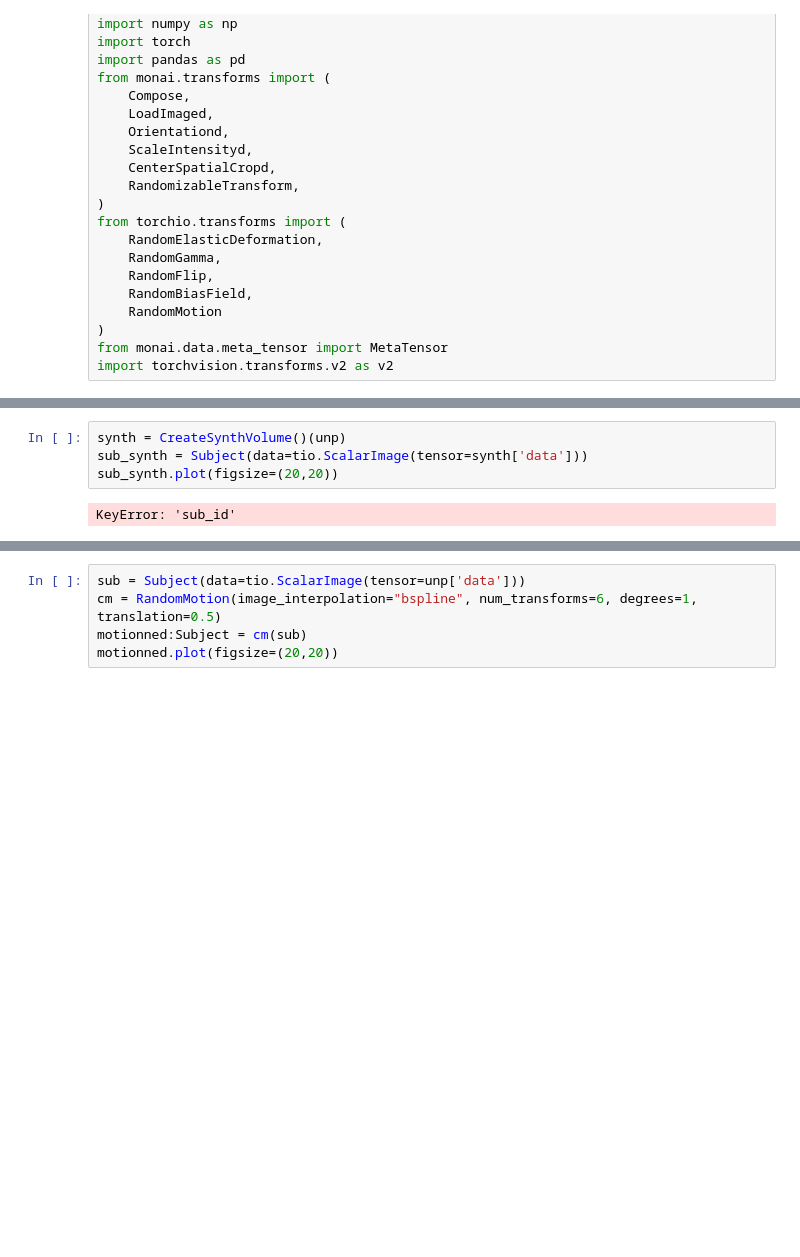
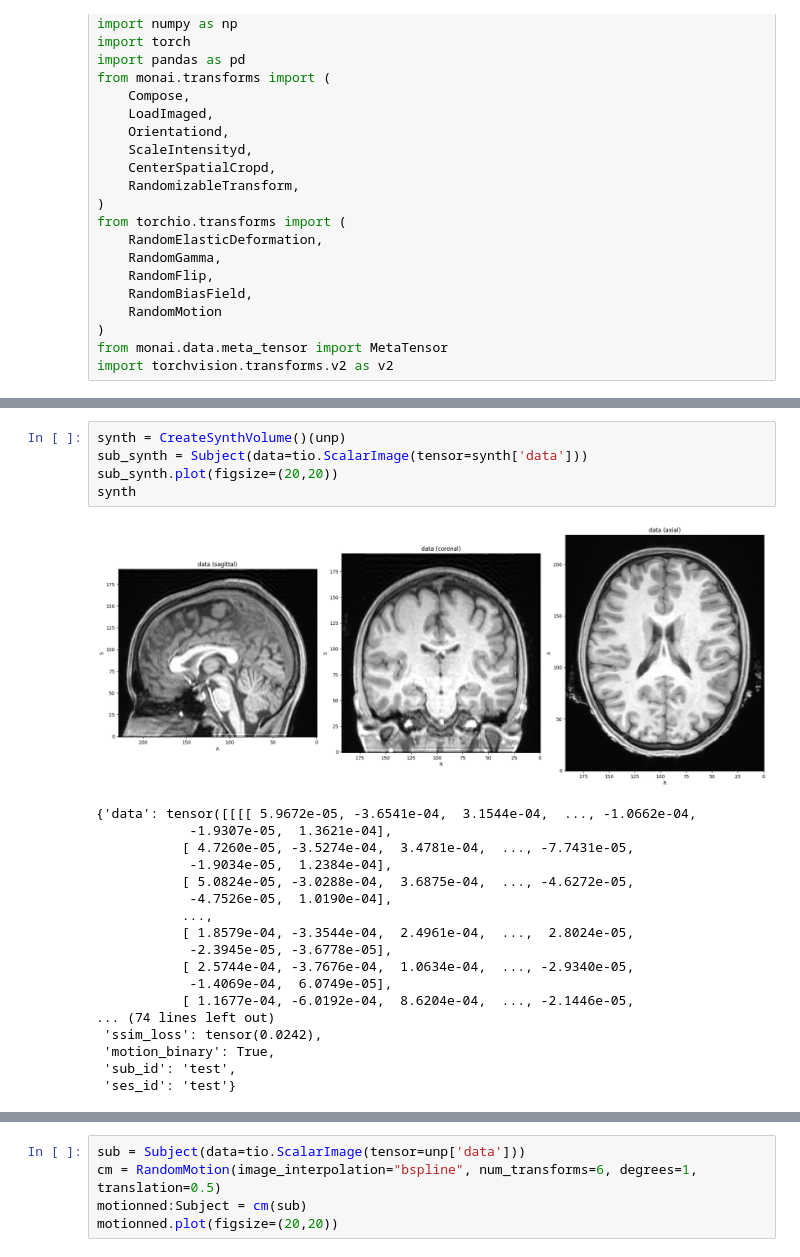
Before and after one commit to chbricout/motiondetector, a Jupyter notebook: notebooks/motion.ipynb, the cells around one changed output, grey strips where cells are left out. Saved outputs shown, nothing was run; the diff lists cells and outputs as text; blank space fills up the shorter version.

```diff
--- a/notebooks/motion.ipynb
+++ b/notebooks/motion.ipynb
@@ -67,6 +67,24 @@ unp["data"].max(), unp["data"].min()
 # %%
 synth = CreateSynthVolume()(unp)
 sub_synth = Subject(data=tio.ScalarImage(tensor=synth['data']))
 sub_synth.plot(figsize=(20,20))
+synth
 # %% [output]
+[figure, added]
-KeyError: 'sub_id'
+{'data': tensor([[[[ 5.9672e-05, -3.6541e-04,  3.1544e-04,  ..., -1.0662e-04,
+            -1.9307e-05,  1.3621e-04],
+           [ 4.7260e-05, -3.5274e-04,  3.4781e-04,  ..., -7.7431e-05,
+            -1.9034e-05,  1.2384e-04],
+           [ 5.0824e-05, -3.0288e-04,  3.6875e-04,  ..., -4.6272e-05,
+            -4.7526e-05,  1.0190e-04],
+           ...,
+           [ 1.8579e-04, -3.3544e-04,  2.4961e-04,  ...,  2.8024e-05,
+            -2.3945e-05, -3.6778e-05],
+           [ 2.5744e-04, -3.7676e-04,  1.0634e-04,  ..., -2.9340e-05,
+            -1.4069e-04,  6.0749e-05],
+           [ 1.1677e-04, -6.0192e-04,  8.6204e-04,  ..., -2.1446e-05,
+... (74 lines left out)
+ 'ssim_loss': tensor(0.0242),
+ 'motion_binary': True,
+ 'sub_id': 'test',
+ 'ses_id': 'test'}
```
Also changed, not shown: parts of 5 cells of this notebook, 14 other files.
